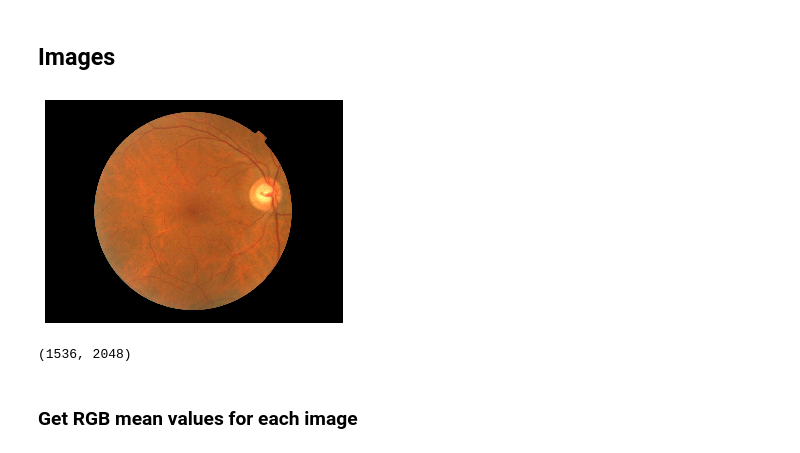
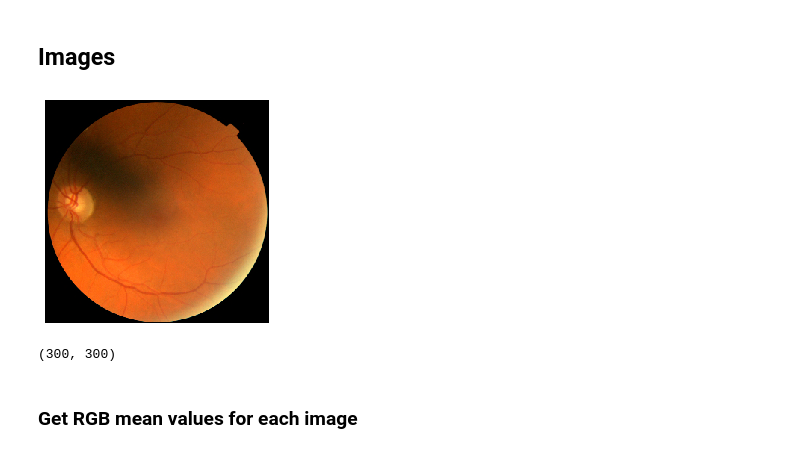
Before and after one commit to migueLib/master_thesis, a Jupyter notebook: notebooks/methods_exploration.ipynb, the cells around one changed output. Saved outputs shown, nothing was run; the diff lists cells and outputs as text; code cells hidden in the pictures.

```diff
--- a/notebooks/methods_exploration.ipynb
+++ b/notebooks/methods_exploration.ipynb
@@ -74,22 +75,22 @@ male    39675   0.4633684874391227
 # %% [markdown]
 ## Images
 # %%
-data_path = os.path.abspath(f"/mnt/ukbb/raw/")
+data_path = os.path.abspath(f"A:raw_300x300/")
 # %%
-example = os.path.join(data_path,os.listdir(data_path)[2])
+example = os.path.join(data_path, os.listdir(data_path)[0])
 
 # Read image
 eye = Fundus(example)
 
 # Show image
 eye.show()
 # %% [output]
-[figure, old version]
+[figure, new version]
 # %%
 # Dimensions
 eye.dim
 # %% [output]
-(1536, 2048)
+(300, 300)
 # %% [markdown]
 ### Get RGB **mean** values for each image
 # %%
```
Also changed, not shown: parts of 5 cells of this notebook.
